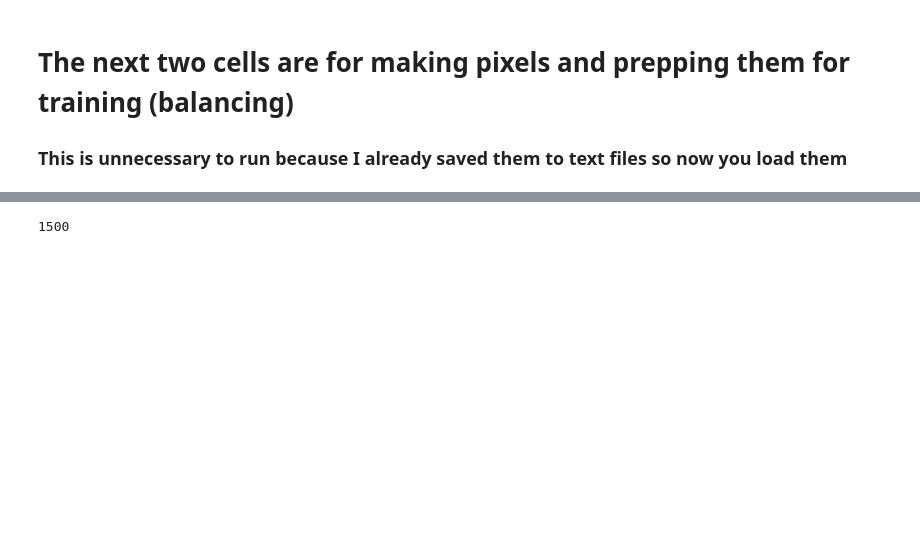
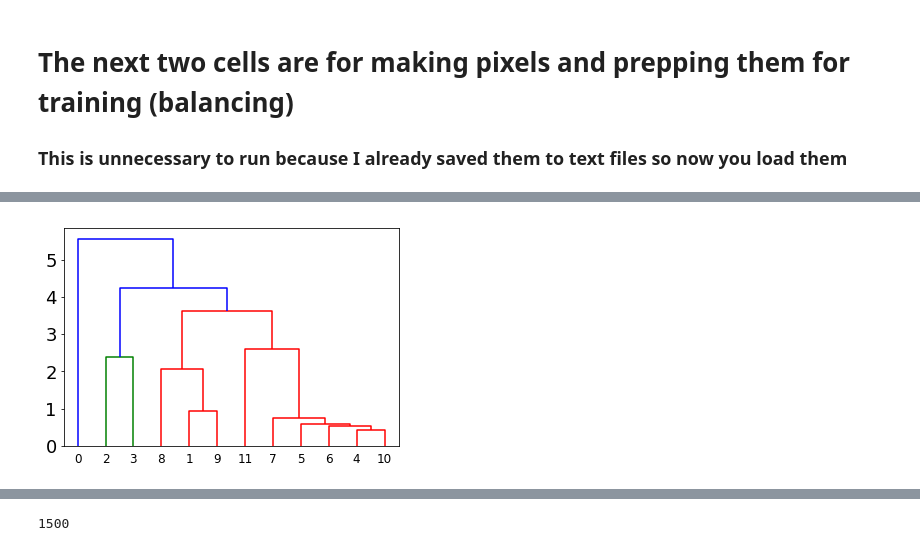
Before and after one commit to patrickcgray/landcover_rcnn, a Jupyter notebook: rcnn/strange network clean.ipynb, the cells around one changed output, grey strips where cells are left out. Cells and saved outputs as stored; diff of their text form; code cells hidden in the pictures; blank space fills up the shorter version.

```diff
--- a/rcnn/strange network clean.ipynb
+++ b/rcnn/strange network clean.ipynb
@@ -72,7 +75,7 @@ for tile_number, dates in tiles.items():
 # %%
 tile_size = 5
 tile_list = ['028012', '029011', '028011']
-class_count = 6
+class_count = len(util.old_indexed_dictionary)
 epochs = 200
 batch_size = 25
 # %% [markdown]
@@ -130,0 +144,4 @@ train:6300 val:1889 test:1378
+# %%
+image_avgs = []
+for key in image_buckets:
+    image_avgs.append(np.mean(image_buckets[key], axis=0)[0].reshape(28))
@@ -130,0 +177,8 @@ train:6300 val:1889 test:1378
+# %%
+ytdist = np.array(image_avgs)
+
+Z = hierarchy.linkage(ytdist, 'single')
+plt.figure()
+dn = hierarchy.dendrogram(Z)
+# %% [output]
+[figure, added]
```
Also changed, not shown: parts of 23 cells of this notebook, 5 other files.
